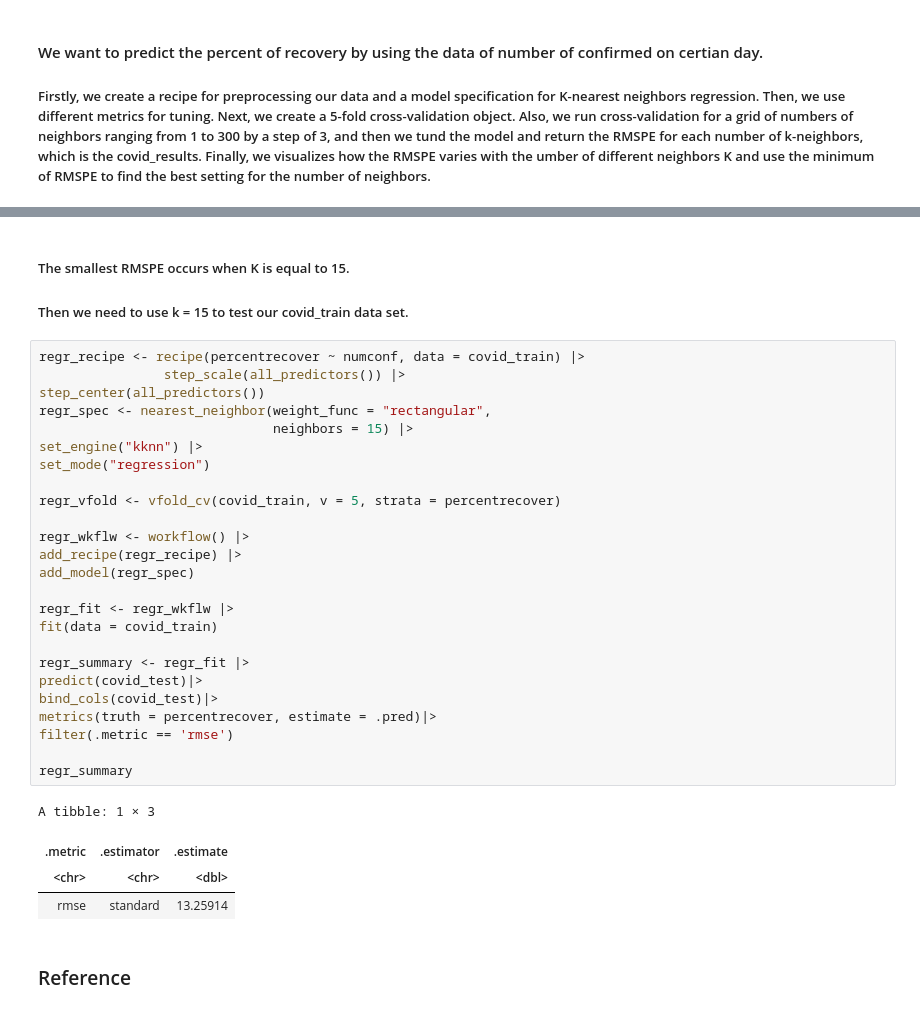
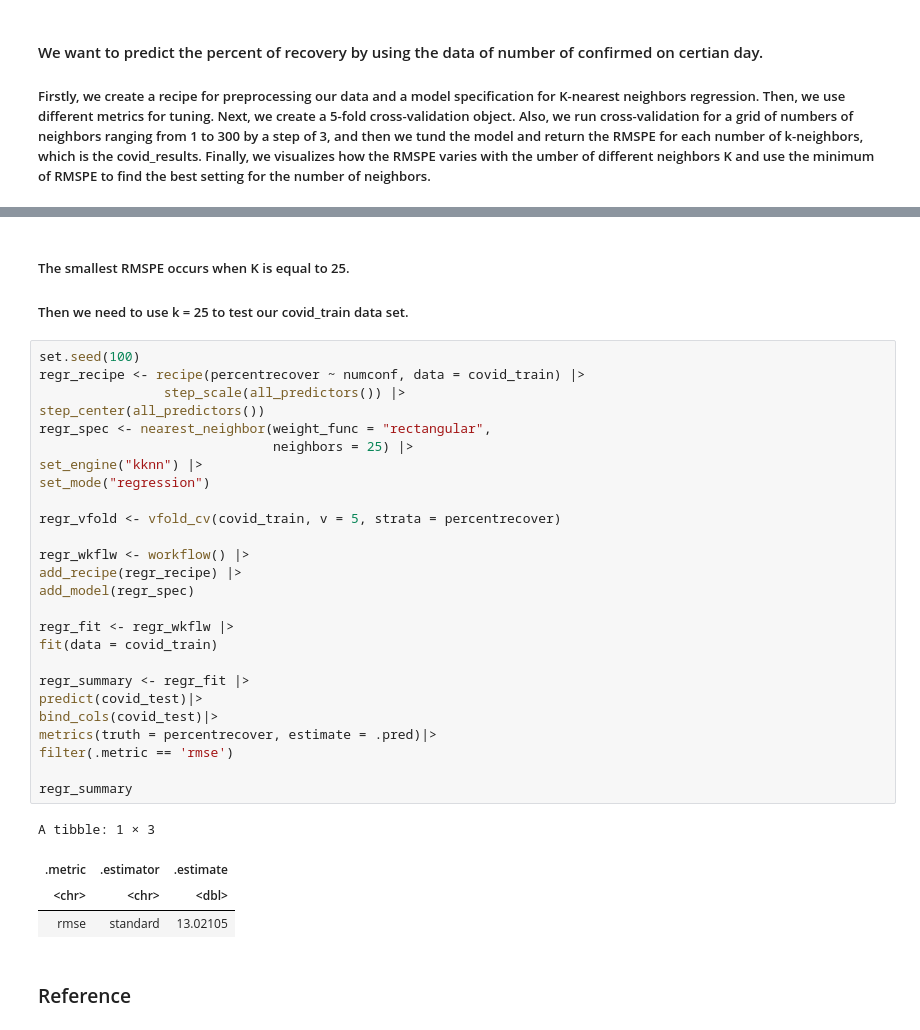
Before and after one commit to mikcblue7/dsci-100-project-group2, a Jupyter notebook: Group-2-Proposal.ipynb, the cells around one changed output, grey strips where cells are left out. Saved outputs shown, nothing was run; the diff lists cells and outputs as text.

```diff
--- a/Group-2-Proposal.ipynb
+++ b/Group-2-Proposal.ipynb
@@ -576,37 +584,38 @@ A tibble: 1 × 7
 [figure]
 # %% [markdown]
-##### The smallest RMSPE occurs when K is equal to 15.
-##### Then we need to use k = 15 to test our covid_train data set.
+##### The smallest RMSPE occurs when K is equal to 25.
+##### Then we need to use k = 25 to test our covid_train data set.
 # %%
+set.seed(100)
 regr_recipe <- recipe(percentrecover ~ numconf, data = covid_train) |>
                 step_scale(all_predictors()) |>
 step_center(all_predictors())
 regr_spec <- nearest_neighbor(weight_func = "rectangular",
-                              neighbors = 15) |>
+                              neighbors = 25) |>
 set_engine("kknn") |>
 set_mode("regression")
 
 regr_vfold <- vfold_cv(covid_train, v = 5, strata = percentrecover)
 
 regr_wkflw <- workflow() |>
 add_recipe(regr_recipe) |>
 add_model(regr_spec)
 
 regr_fit <- regr_wkflw |>
 fit(data = covid_train)
 
 regr_summary <- regr_fit |>
 predict(covid_test)|>
 bind_cols(covid_test)|>
 metrics(truth = percentrecover, estimate = .pred)|>
 filter(.metric == 'rmse')
 
 regr_summary
 # %% [output]
 A tibble: 1 × 3
 | .metric | .estimator | .estimate |
 | <chr> | <chr> | <dbl> |
-| rmse | standard | 13.25914 |
+| rmse | standard | 13.02105 |
 # %% [markdown]
 ### Reference
 # %% [markdown]
```
Also changed, not shown: parts of 7 cells of this notebook.
